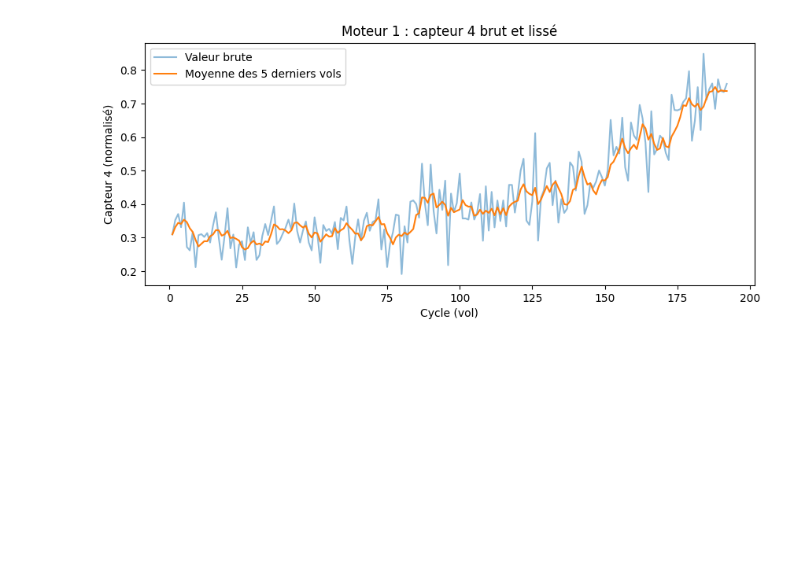
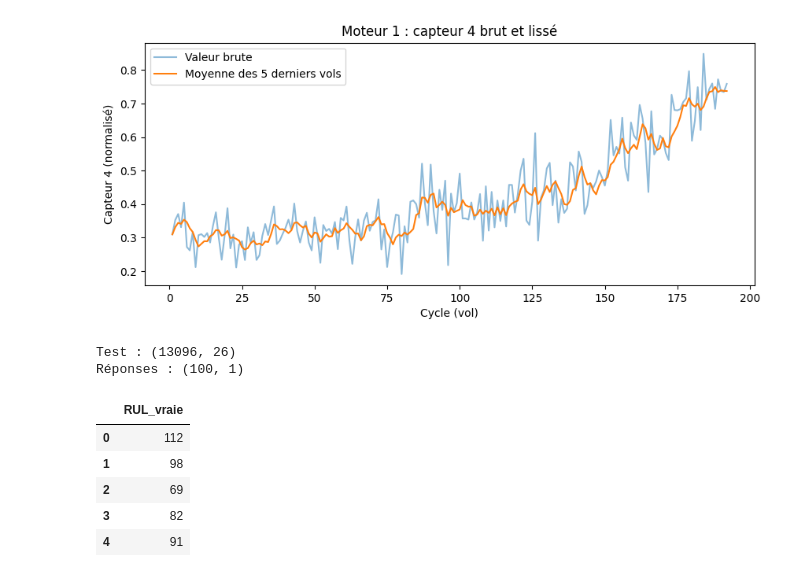
Before and after one commit to Bousara/turbofan-predictive-maintenance, a Jupyter notebook: notebooks/01_exploration.ipynb, the cells around one changed output. Cells and saved outputs as stored; diff of their text form; code cells hidden in the pictures; blank space fills up the shorter version.

```diff
--- a/notebooks/01_exploration.ipynb
+++ b/notebooks/01_exploration.ipynb
@@ -257,3 +257,22 @@ plt.legend()
 plt.show()
 # %% [output]
 [figure]
+# %%
+test = pd.read_csv(os.path.join(dossier, "test_FD001.txt"),
+                   sep=r"\s+", header=None, names=colonnes)
+
+rul_vraie = pd.read_csv(os.path.join(dossier, "RUL_FD001.txt"),
+                        sep=r"\s+", header=None, names=["RUL_vraie"])
+
+print("Test :", test.shape)
+print("Réponses :", rul_vraie.shape)
+rul_vraie.head()
+# %% [output]
+Test : (13096, 26)
+Réponses : (100, 1)
+|  | RUL_vraie |
+| 0 | 112 |
+| 1 | 98 |
+| 2 | 69 |
+| 3 | 82 |
+| 4 | 91 |
```
Also changed, not shown: parts of 8 cells of this notebook.
